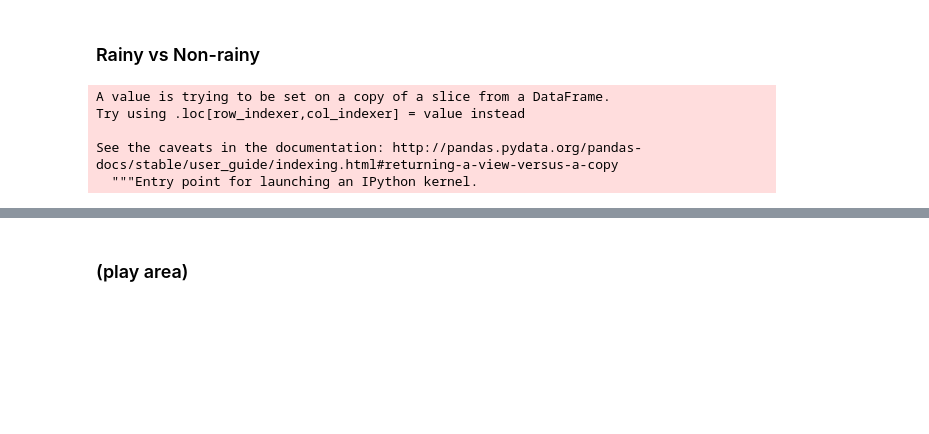
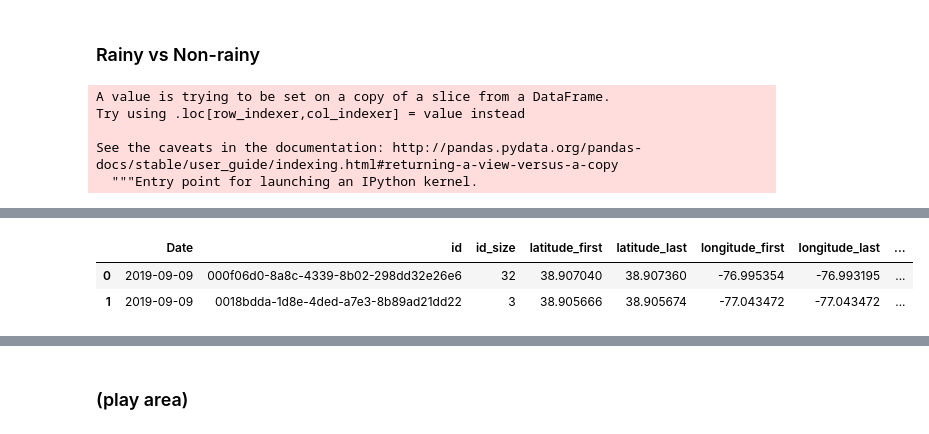
Before and after one commit to himanshu20792/BirdProject, a Jupyter notebook: StationaryScooters/Exploratory_Analysis_RK_HA.ipynb, the cells around one changed output, grey strips where cells are left out. Saved outputs shown, nothing was run; the diff lists cells and outputs as text; code cells hidden in the pictures; blank space fills up the shorter version.

```diff
--- a/StationaryScooters/Exploratory_Analysis_RK_HA.ipynb
+++ b/StationaryScooters/Exploratory_Analysis_RK_HA.ipynb
@@ -1157,0 +1232,15 @@ Timestamp('2019-09-01 18:00:00')
+# %%
+#Grouping data
+df_one_day_grp_rainy = groupby_columns(df_one_day_rainy,['Date','id'])
+df_one_day_grp_rainy = compute_haverstine(df_one_day_grp_rainy, 'latitude_first', 'longitude_first',
+                                    'latitude_last', 'longitude_last')
+
+df_one_day_grp_nonrainy = groupby_columns(df_one_day_nonrainy,['Date','id'])
+df_one_day_grp_nonrainy = compute_haverstine(df_one_day_grp_nonrainy, 'latitude_first', 'longitude_first',
+                                    'latitude_last', 'longitude_last')
+# %%
+df_one_day_grp_rainy.head(2)
+# %% [output]
+|  | Date | id | id_size | latitude_first | latitude_last | longitude_first | longitude_last | ... |
+| 0 | 2019-09-09 | 000f06d0-8a8c-4339-8b02-298dd32e26e6 | 32 | 38.907040 | 38.907360 | -76.995354 | -76.993195 | ... |
+| 1 | 2019-09-09 | 0018bdda-1d8e-4ded-a7e3-8b89ad21dd22 | 3 | 38.905666 | 38.905674 | -77.043472 | -77.043472 | ... |
```
Also changed, not shown: parts of 10 cells of this notebook.
